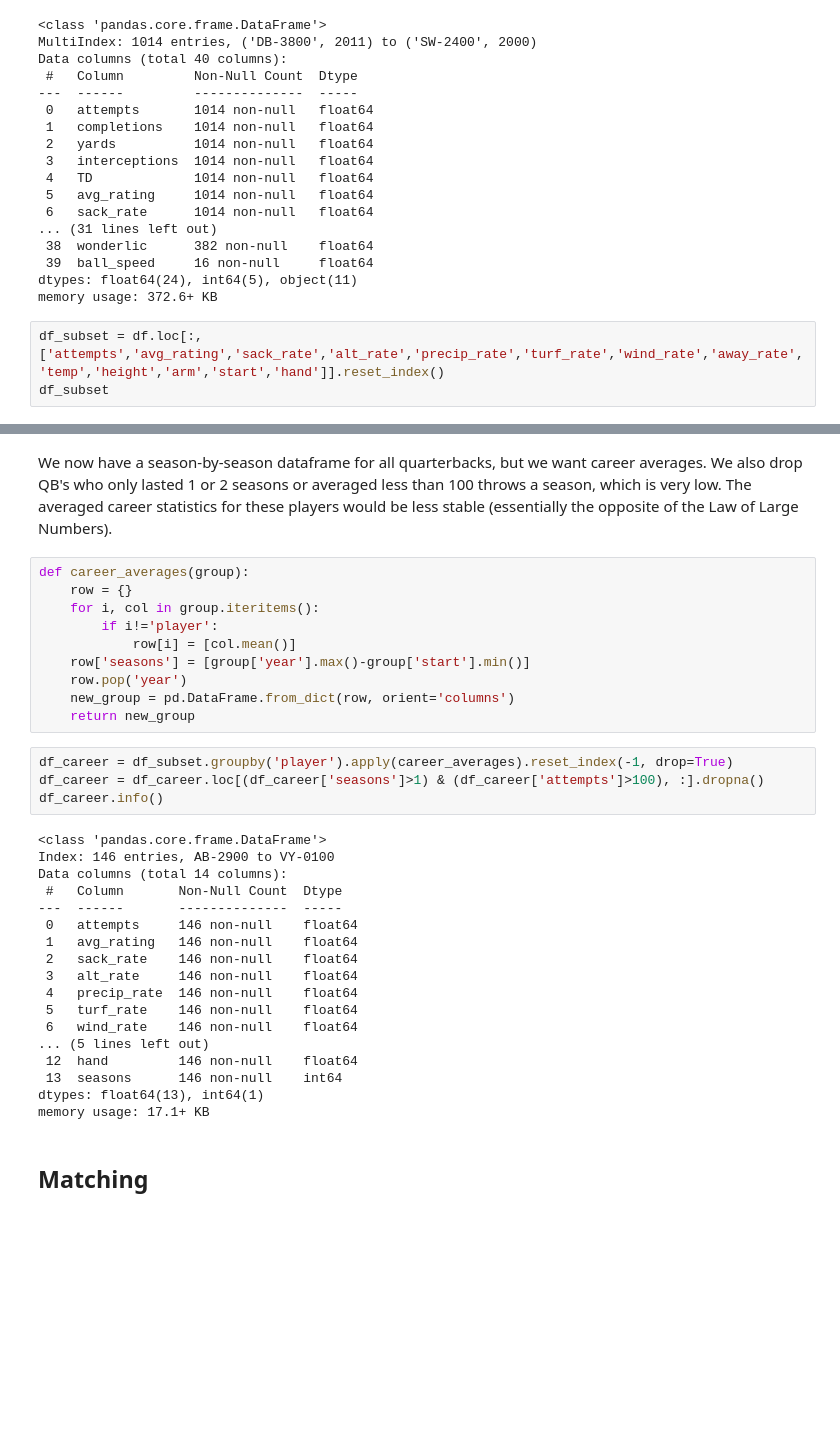
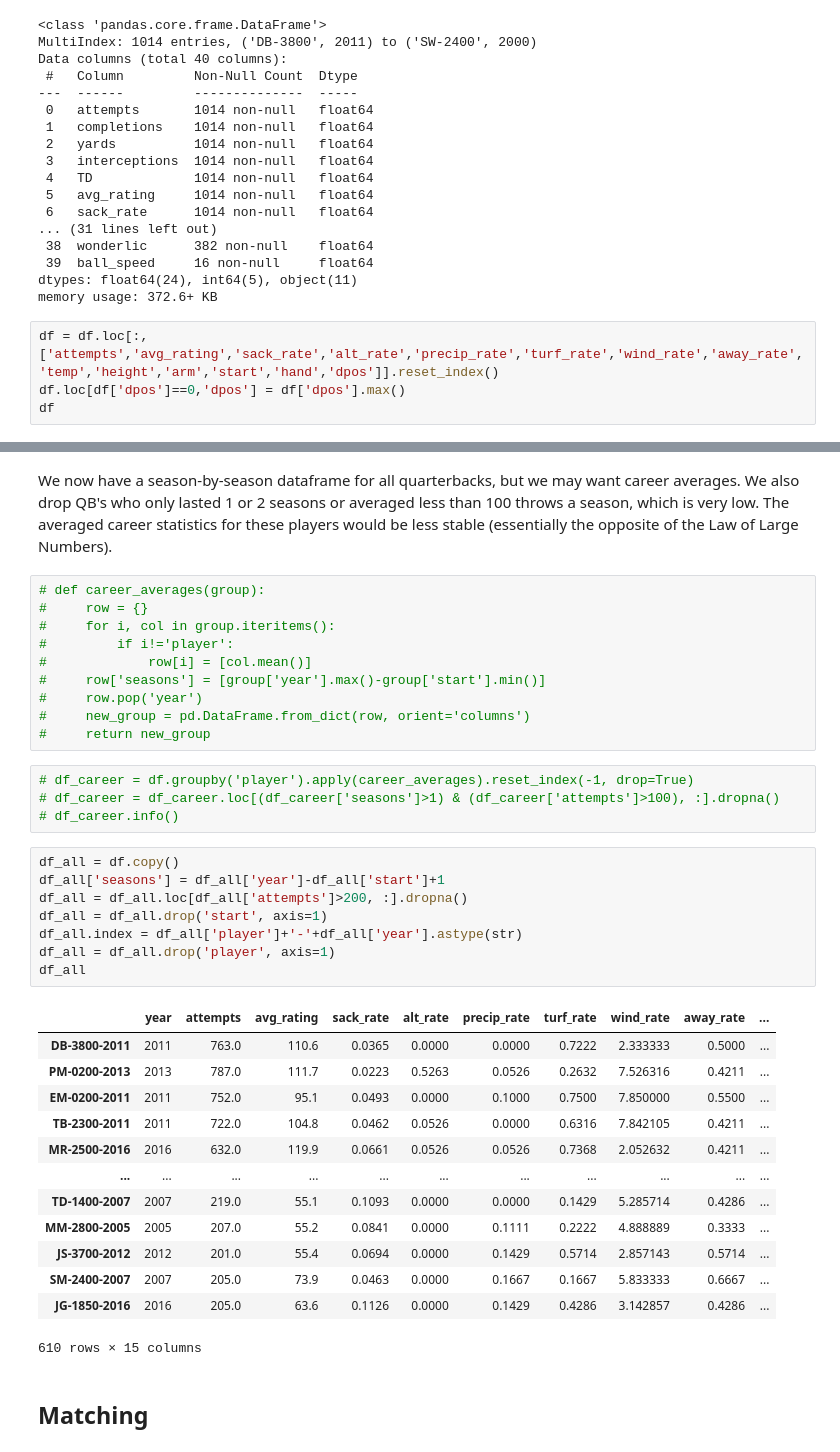
Before and after one commit to lewisbails/nfl-project, a Jupyter notebook: notebooks/passer_ratings.ipynb, the cells around one changed output, grey strips where cells are left out. Drawn from its saved outputs; the diff is of its cells as text; blank space fills up the shorter version.

```diff
--- a/notebooks/passer_ratings.ipynb
+++ b/notebooks/passer_ratings.ipynb
@@ -145,8 +145,9 @@ Data columns (total 40 columns):
 dtypes: float64(24), int64(5), object(11)
 memory usage: 372.6+ KB
 # %%
-df_subset = df.loc[:,['attempts','avg_rating','sack_rate','alt_rate','precip_rate','turf_rate','wind_rate','away_rate','temp','height','arm','start','hand']].reset_index()
-df_subset
+df = df.loc[:,['attempts','avg_rating','sack_rate','alt_rate','precip_rate','turf_rate','wind_rate','away_rate','temp','height','arm','start','hand','dpos']].reset_index()
+df.loc[df['dpos']==0,'dpos'] = df['dpos'].max()
+df
 # %% [output]
 |  | player | year | attempts | avg_rating | sack_rate | alt_rate | precip_rate | turf_rate | wind_rate | ... |
 | 0 | DB-3800 | 2011 | 763.0 | 110.6 | 0.0365 | 0.0000 | 0.0000 | 0.7222 | 2.333333 | ... |
@@ -184,37 +185,41 @@ memory usage: 119.0+ KB
 # %% [markdown]
-We now have a season-by-season dataframe for all quarterbacks, but we want career averages. We also drop QB's who only lasted 1 or 2 seasons or averaged less than 100 throws a season, which is very low. The averaged career statistics for these players would be less stable (essentially the opposite of the Law of Large Numbers).
+We now have a season-by-season dataframe for all quarterbacks, but we may want career averages. We also drop QB's who only lasted 1 or 2 seasons or averaged less than 100 throws a season, which is very low. The averaged career statistics for these players would be less stable (essentially the opposite of the Law of Large Numbers).
 # %%
-def career_averages(group):
-    row = {}
-    for i, col in group.iteritems():
-        if i!='player':
-            row[i] = [col.mean()]
-    row['seasons'] = [group['year'].max()-group['start'].min()]
-    row.pop('year')
-    new_group = pd.DataFrame.from_dict(row, orient='columns')
-    return new_group
+# def career_averages(group):
+#     row = {}
+#     for i, col in group.iteritems():
+#         if i!='player':
+#             row[i] = [col.mean()]
+#     row['seasons'] = [group['year'].max()-group['start'].min()]
+#     row.pop('year')
+#     new_group = pd.DataFrame.from_dict(row, orient='columns')
+#     return new_group
 # %%
-df_career = df_subset.groupby('player').apply(career_averages).reset_index(-1, drop=True)
-df_career = df_career.loc[(df_career['seasons']>1) & (df_career['attempts']>100), :].dropna()
-df_career.info()
+# df_career = df.groupby('player').apply(career_averages).reset_index(-1, drop=True)
+# df_career = df_career.loc[(df_career['seasons']>1) & (df_career['attempts']>100), :].dropna()
+# df_career.info()
-# %% [output]
-<class 'pandas.core.frame.DataFrame'>
-Index: 146 entries, AB-2900 to VY-0100
-Data columns (total 14 columns):
- #   Column       Non-Null Count  Dtype
----  ------       --------------  -----
- 0   attempts     146 non-null    float64
- 1   avg_rating   146 non-null    float64
- 2   sack_rate    146 non-null    float64
- 3   alt_rate     146 non-null    float64
- 4   precip_rate  146 non-null    float64
- 5   turf_rate    146 non-null    float64
- 6   wind_rate    146 non-null    float64
-... (5 lines left out)
- 12  hand         146 non-null    float64
- 13  seasons      146 non-null    int64
-dtypes: float64(13), int64(1)
-memory usage: 17.1+ KB
+# %%
+df_all = df.copy()
+df_all['seasons'] = df_all['year']-df_all['start']+1
+df_all = df_all.loc[df_all['attempts']>200, :].dropna()
+df_all = df_all.drop('start', axis=1)
+df_all.index = df_all['player']+'-'+df_all['year'].astype(str)
+df_all = df_all.drop('player', axis=1)
+df_all
+# %% [output]
+|  | year | attempts | avg_rating | sack_rate | alt_rate | precip_rate | turf_rate | wind_rate | away_rate | ... |
+| DB-3800-2011 | 2011 | 763.0 | 110.6 | 0.0365 | 0.0000 | 0.0000 | 0.7222 | 2.333333 | 0.5000 | ... |
+| PM-0200-2013 | 2013 | 787.0 | 111.7 | 0.0223 | 0.5263 | 0.0526 | 0.2632 | 7.526316 | 0.4211 | ... |
+| EM-0200-2011 | 2011 | 752.0 | 95.1 | 0.0493 | 0.0000 | 0.1000 | 0.7500 | 7.850000 | 0.5500 | ... |
+| TB-2300-2011 | 2011 | 722.0 | 104.8 | 0.0462 | 0.0526 | 0.0000 | 0.6316 | 7.842105 | 0.4211 | ... |
+| MR-2500-2016 | 2016 | 632.0 | 119.9 | 0.0661 | 0.0526 | 0.0526 | 0.7368 | 2.052632 | 0.4211 | ... |
+| ... | ... | ... | ... | ... | ... | ... | ... | ... | ... | ... |
+| TD-1400-2007 | 2007 | 219.0 | 55.1 | 0.1093 | 0.0000 | 0.0000 | 0.1429 | 5.285714 | 0.4286 | ... |
+| MM-2800-2005 | 2005 | 207.0 | 55.2 | 0.0841 | 0.0000 | 0.1111 | 0.2222 | 4.888889 | 0.3333 | ... |
+| JS-3700-2012 | 2012 | 201.0 | 55.4 | 0.0694 | 0.0000 | 0.1429 | 0.5714 | 2.857143 | 0.5714 | ... |
+| SM-2400-2007 | 2007 | 205.0 | 73.9 | 0.0463 | 0.0000 | 0.1667 | 0.1667 | 5.833333 | 0.6667 | ... |
+| JG-1850-2016 | 2016 | 205.0 | 63.6 | 0.1126 | 0.0000 | 0.1429 | 0.4286 | 3.142857 | 0.4286 | ... |
+610 rows × 15 columns
 # %% [markdown]
 ## Matching
 # %% [markdown]
```
Also changed, not shown: parts of 17 cells of this notebook, 7 other files.
